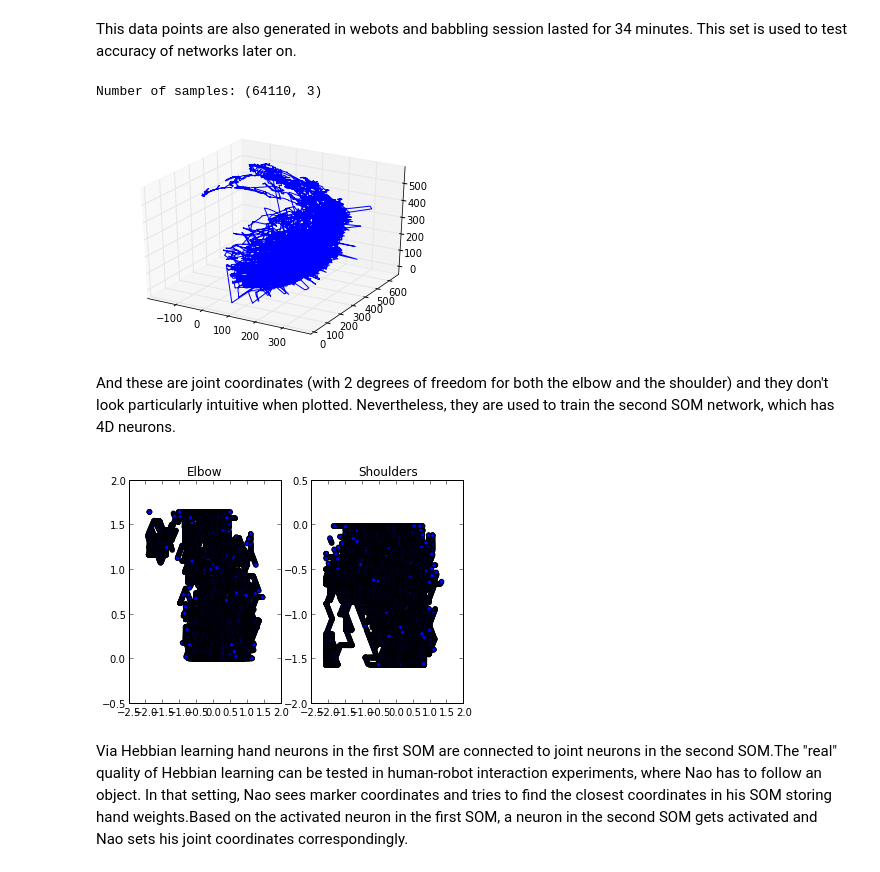
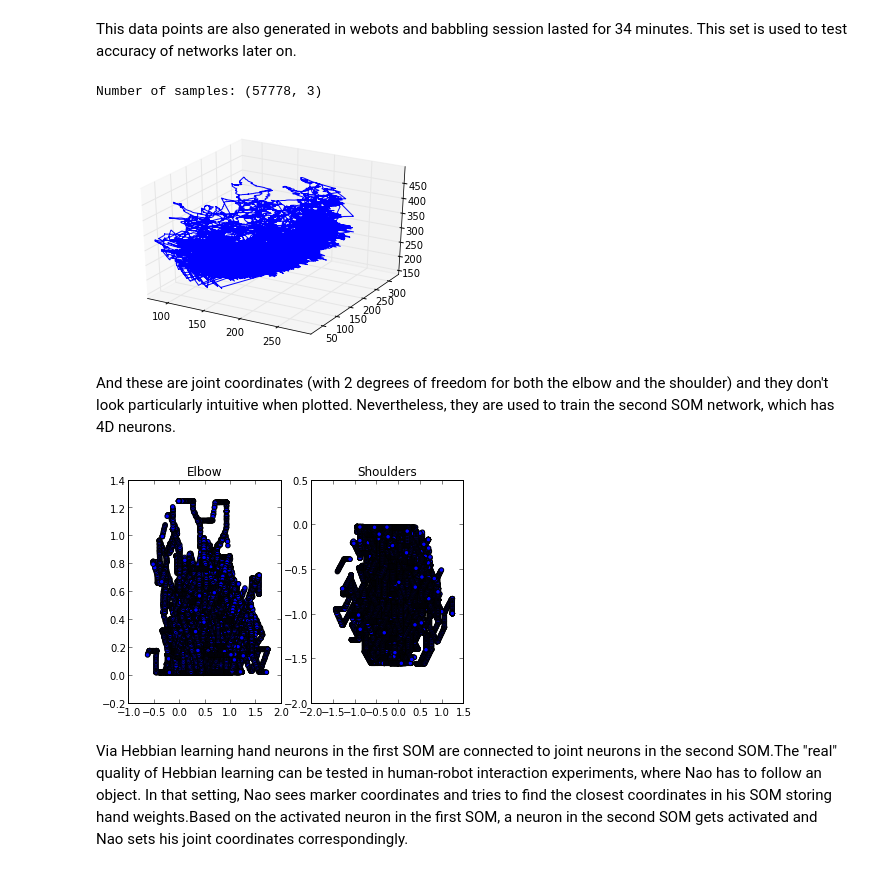
Before and after one commit to ikajic/cogrob-pointing, a Jupyter notebook: python/SOM with webots data.ipynb, the cells around one changed output. Saved outputs shown, nothing was run; the diff lists cells and outputs as text; code cells hidden in the pictures.

```diff
--- a/python/SOM with webots data.ipynb
+++ b/python/SOM with webots data.ipynb
@@ -8,16 +8,16 @@ Number of samples: (85840, 3)
 # %% [markdown]
 This data points are also generated in webots and babbling session lasted for 34 minutes. This set is used to test accuracy of networks later on.
 # %%
-_34min = np.genfromtxt('../data/34min_64k.dat', skip_header=2, usecols=(0,1,2))print "Number of samples:", _34min.shapeplot3(_34min)show()
+_34min = np.genfromtxt('../data/r_29min_58k.dat', skip_header=2, usecols=(0,1,2))print "Number of samples:", _34min.shapeplot3(_34min)show()
 # %% [output]
-Number of samples: (64110, 3)
+Number of samples: (57778, 3)
-[figure, old version]
+[figure, new version]
 # %% [markdown]
 And these are joint coordinates (with 2 degrees of freedom for both the elbow and the shoulder) and they don't look particularly intuitive when plotted. Nevertheless, they are used to train the second SOM network, which has 4D neurons.
 # %%
-_42min_joints = np.genfromtxt('../data/34min_64k.dat', skip_header=2, usecols=(3,4,5,6))figure()subplot(121)scatter(_42min_joints[:,0], _42min_joints[:,1])title('Elbow')subplot(122)scatter(_42min_joints[:,2], _42min_joints[:,3])title('Shoulders')show()
+_42min_joints = np.genfromtxt('../data/r_37min_74k.dat', skip_header=2, usecols=(3,4,5,6))figure()subplot(121)scatter(_42min_joints[:,0], _42min_joints[:,1])title('Elbow')subplot(122)scatter(_42min_joints[:,2], _42min_joints[:,3])title('Shoulders')show()
 # %% [output]
-[figure, old version]
+[figure, new version]
 # %% [markdown]
 Via Hebbian learning hand neurons in the first SOM are connected to joint neurons in the second SOM.The "real" quality of Hebbian learning can be tested in human-robot interaction experiments, where Nao has to follow an object. In that setting, Nao sees marker coordinates and tries to find the closest coordinates in his SOM storing hand weights.Based on the activated neuron in the first SOM, a neuron in the second SOM gets activated and Nao sets his joint coordinates correspondingly.
 # %% [markdown]
```
Also changed, not shown: parts of 10 cells of this notebook.
